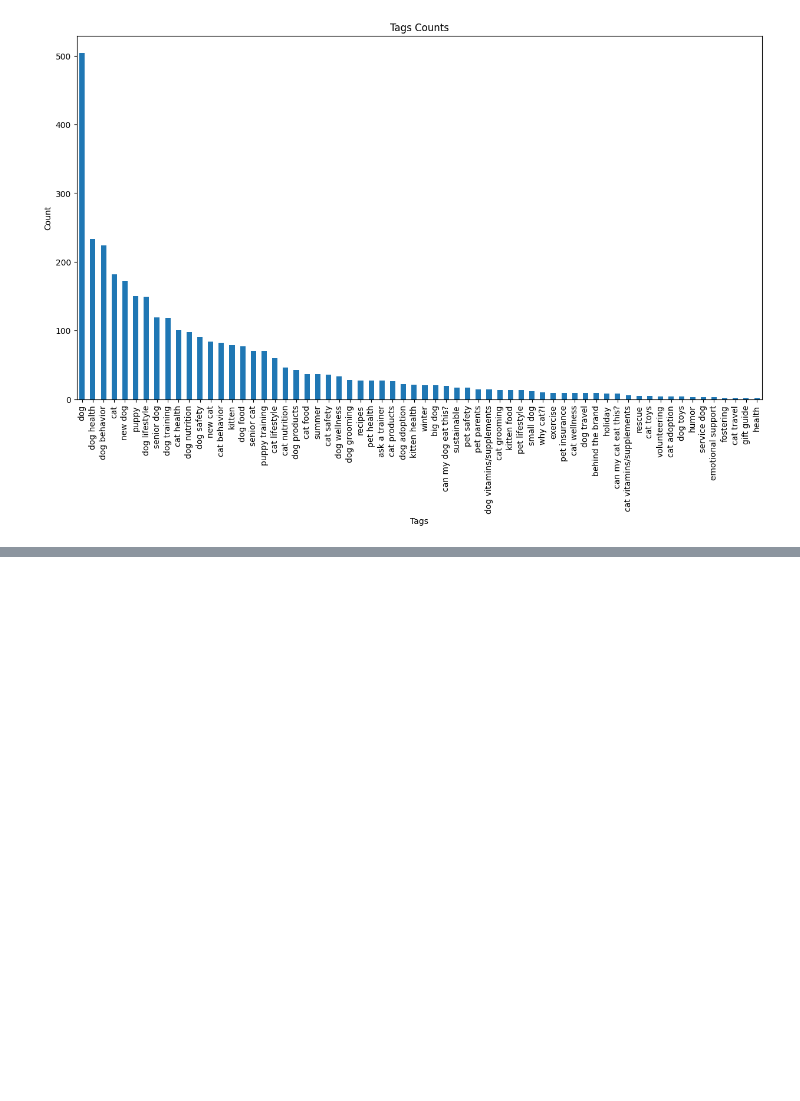
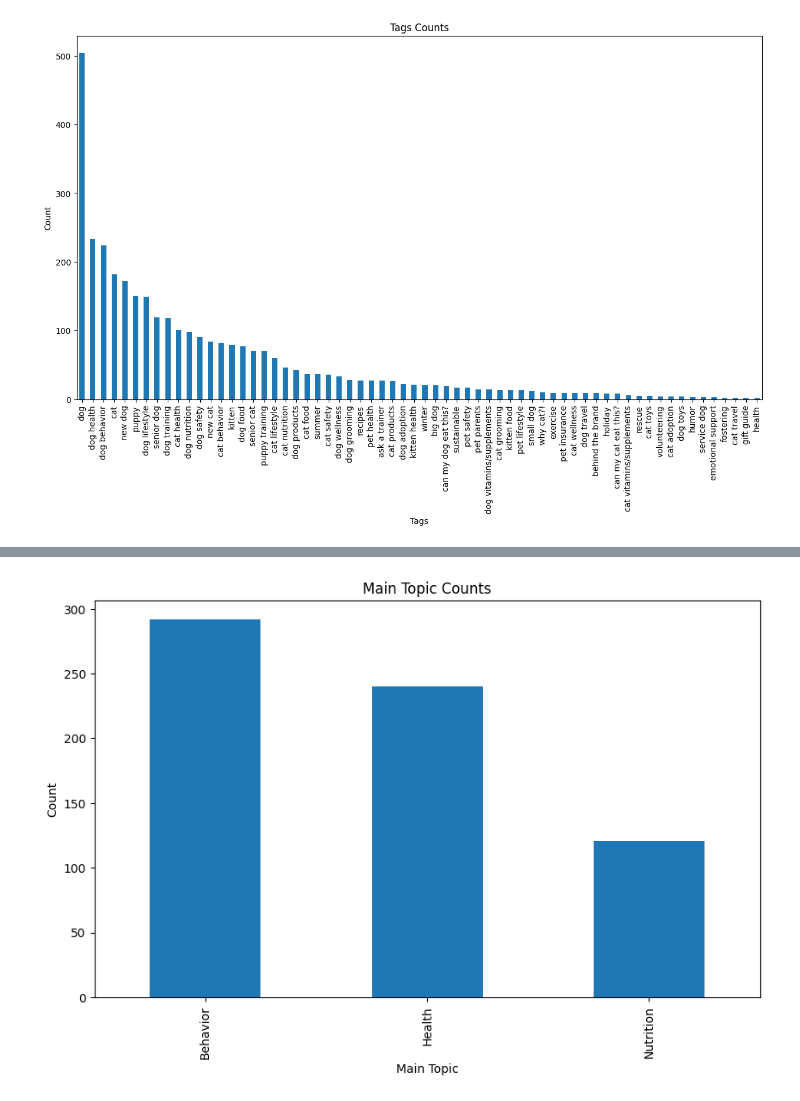
Before and after one commit to SrijitaThakur/downloadpdf, a Jupyter notebook: downloadpdf_and_graph.ipynb, the cells around one changed output, grey strips where cells are left out. Cells and saved outputs as stored; diff of their text form; code cells hidden in the pictures; blank space fills up the shorter version.

```diff
--- a/downloadpdf_and_graph.ipynb
+++ b/downloadpdf_and_graph.ipynb
@@ -361,0 +381,19 @@ merged_df.to_csv("merged_articles.csv")
+# %%
+def plot_maintopic_counts(result_df, title='Main Topic Counts', xlabel='Main Topic', max_count=0):
+
+    main_topic_counts = result_df['Main Topic'].value_counts()
+    if (max_count > 0):
+        main_topic_counts = main_topic_counts[:max_count]
+
+    plt.figure(figsize=(10, 6))
+    main_topic_counts.plot(kind='bar')
+    plt.title(title)
+    plt.xlabel(xlabel)
+    plt.ylabel('Count')
+    plt.show()
+    return main_topic_counts
+
+# Call the function to plot the author counts
+val = plot_maintopic_counts(merged_df)
+# %% [output]
+[figure, added]
```
Also changed, not shown: parts of 4 cells of this notebook.
